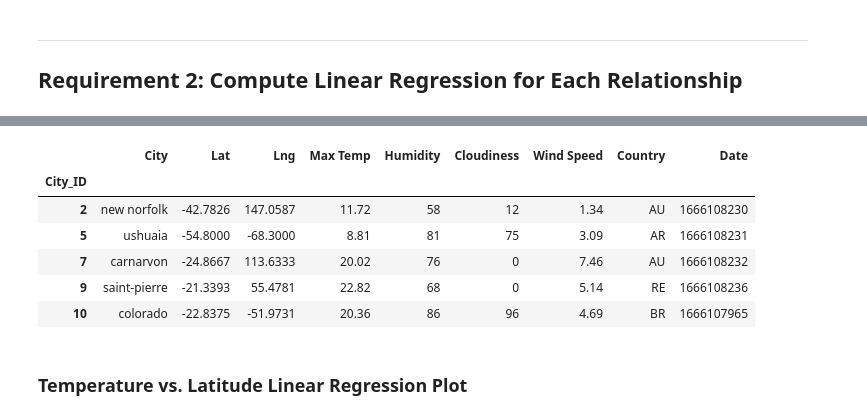
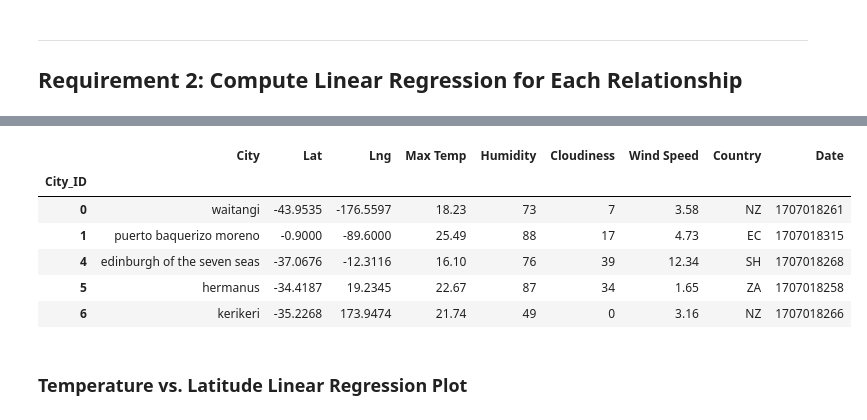
Before and after one commit to ajgarza44/python-api-challenge, a Jupyter notebook: WeatherPy/starter_code/WeatherPy.ipynb, the cells around one changed output, grey strips where cells are left out. Drawn from its saved outputs; the diff is of its cells as text; code cells hidden in the pictures.

```diff
--- a/WeatherPy/starter_code/WeatherPy.ipynb
+++ b/WeatherPy/starter_code/WeatherPy.ipynb
@@ -178,6 +174,6 @@ NameError: name 'city_data_df' is not defined
 # %%
 # Read saved data
-city_data_df = pd.read_csv("output_data/cities.csv", index_col="City_ID")
+city_data_df = pd.read_csv("../output_data/cities.csv", index_col="City_ID")
 
 # Display sample data
 city_data_df.head()
@@ -279,16 +291,16 @@ northern_hemi_df.head()
 # %%
 # Create a DataFrame with the Southern Hemisphere data (Latitude < 0)
-# YOUR CODE HERE
+southern_hemi_df = city_data_df.loc[pd.to_numeric(city_data_df["Lat"]) < 0, :]
 
 # Display sample data
 southern_hemi_df.head()
 # %% [output]
 |  | City | Lat | Lng | Max Temp | Humidity | Cloudiness | Wind Speed | Country | Date |
 | City_ID |  |  |  |  |  |  |  |  |  |
-| 2 | new norfolk | -42.7826 | 147.0587 | 11.72 | 58 | 12 | 1.34 | AU | 1666108230 |
-| 5 | ushuaia | -54.8000 | -68.3000 | 8.81 | 81 | 75 | 3.09 | AR | 1666108231 |
-| 7 | carnarvon | -24.8667 | 113.6333 | 20.02 | 76 | 0 | 7.46 | AU | 1666108232 |
-| 9 | saint-pierre | -21.3393 | 55.4781 | 22.82 | 68 | 0 | 5.14 | RE | 1666108236 |
-| 10 | colorado | -22.8375 | -51.9731 | 20.36 | 86 | 96 | 4.69 | BR | 1666107965 |
+| 0 | waitangi | -43.9535 | -176.5597 | 18.23 | 73 | 7 | 3.58 | NZ | 1707018261 |
+| 1 | puerto baquerizo moreno | -0.9000 | -89.6000 | 25.49 | 88 | 17 | 4.73 | EC | 1707018315 |
+| 4 | edinburgh of the seven seas | -37.0676 | -12.3116 | 16.10 | 76 | 39 | 12.34 | SH | 1707018268 |
+| 5 | hermanus | -34.4187 | 19.2345 | 22.67 | 87 | 34 | 1.65 | ZA | 1707018258 |
+| 6 | kerikeri | -35.2268 | 173.9474 | 21.74 | 49 | 0 | 3.16 | NZ | 1707018266 |
 # %% [markdown]
 ###  Temperature vs. Latitude Linear Regression Plot
```
Also changed, not shown: parts of 28 cells of this notebook, 5 other files.
